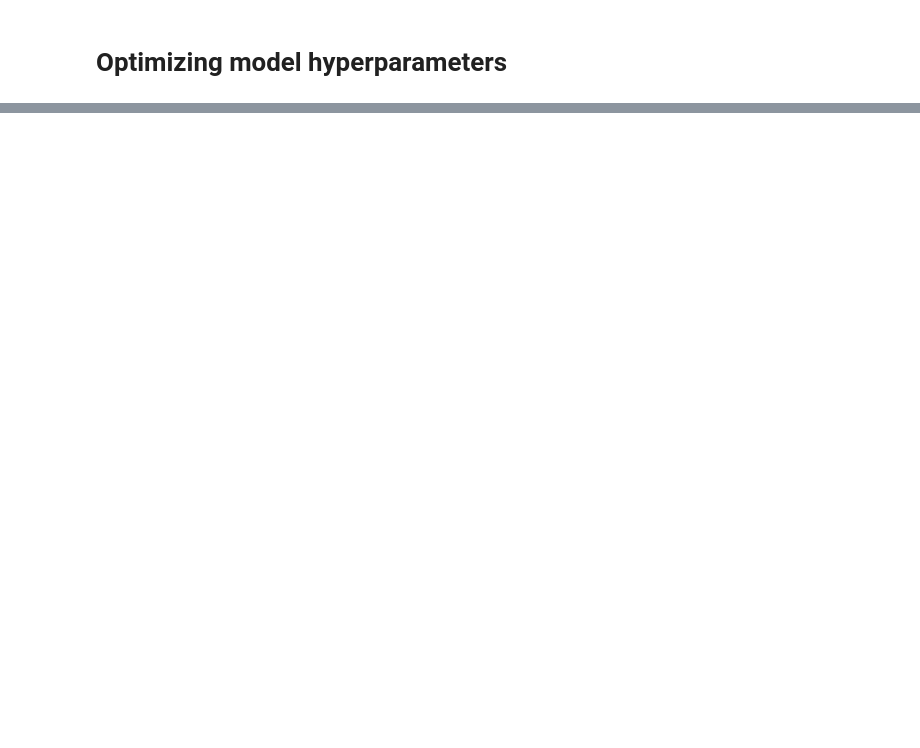
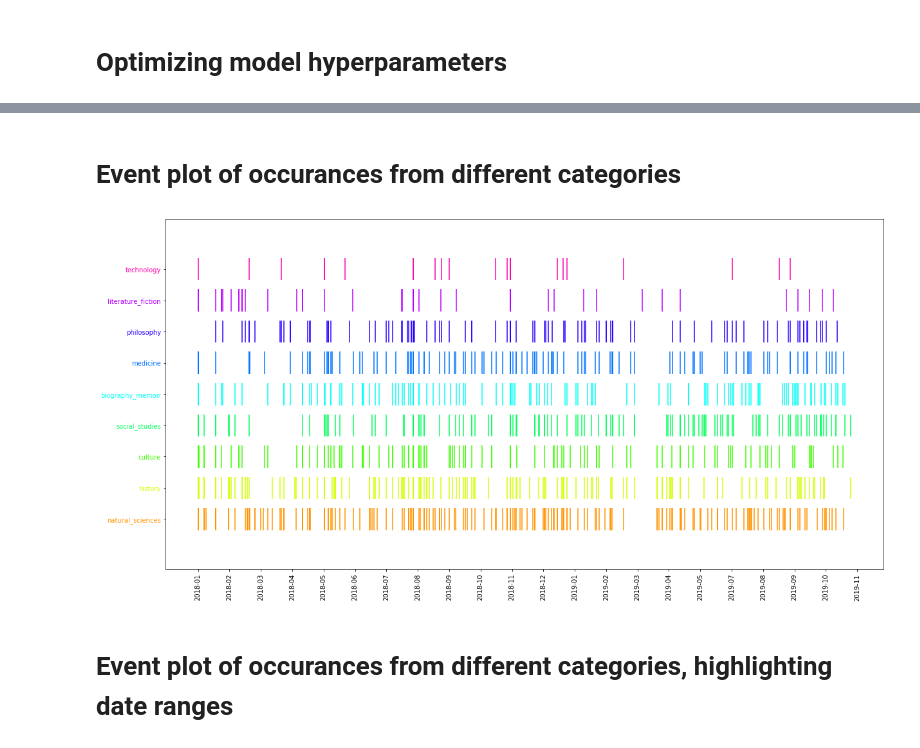
Before and after one commit to craig0a/utilities, a Jupyter notebook: Plotting_demos.ipynb, the cells around one changed output, grey strips where cells are left out. Saved outputs shown, nothing was run; the diff lists cells and outputs as text; code cells hidden in the pictures; blank space fills up the shorter version.

```diff
--- a/Plotting_demos.ipynb
+++ b/Plotting_demos.ipynb
@@ -355,0 +395,41 @@ AdaBoostClassifier(algorithm='SAMME.R',
+# %% [markdown]
+# Event plot of occurances from different categories
+# %%
+data['Date Added'] = pd.to_datetime(data['Date Added'])
+# %%
+time_origin = data['Date Added'].min()
+time_period = data['Date Added'].max() - time_origin
+time_period = time_period + time_period*0.01
+# %%
+nrows = 1
+ncols =1
+fig, ax = plt.subplots(nrows = nrows,ncols = ncols, figsize = (20*ncols,10*nrows))
+ax = [ax]
+iax = 0
+
+n_months = np.ceil((data['Date Added'].max() - data['Date Added'].min())/np.timedelta64(1, 'M'))
+x_ticks = np.linspace(0,1, n_months)
+
+e = labels.set_index((data['Date Added']-time_origin)/time_period)
+n_categories = len(e.columns)
+offsets = np.linspace(0,1,n_categories)
+lengths = 1.0/n_categories - (1.0/n_categories)/5
+colors = plt.cm.hsv(np.linspace(0.1,0.9,n_categories))
+
+for r, c in enumerate(e.columns):
+    occurance_offsets = e.loc[e[c] == 1].index
+    ax[iax].eventplot(list(e.loc[e[c] == 1].index), label = c,
+                      color = colors[r], linelengths = lengths, lineoffsets = offsets[r])
+ax[iax].set_ylim([-0.2,1.2])
+ax[iax].set_yticks(offsets)
+ax[iax].set_yticklabels(e.columns)
+for ic in range(len(e.columns)):
+    ax[iax].get_yticklabels()[ic].set_color(colors[ic])
+
+x_ticks_labels = [(xt*time_period + time_origin).date().strftime(format = '%Y-%m') for xt in x_ticks]
+ax[iax].set_xticks(x_ticks)
+ax[iax].set_xticklabels(x_ticks_labels, rotation = 90);
+# %% [output]
+[figure, added]
+# %% [markdown]
+# Event plot of occurances from different categories, highlighting date ranges
```
Also changed, not shown: parts of 16 cells of this notebook, 1 other file.
